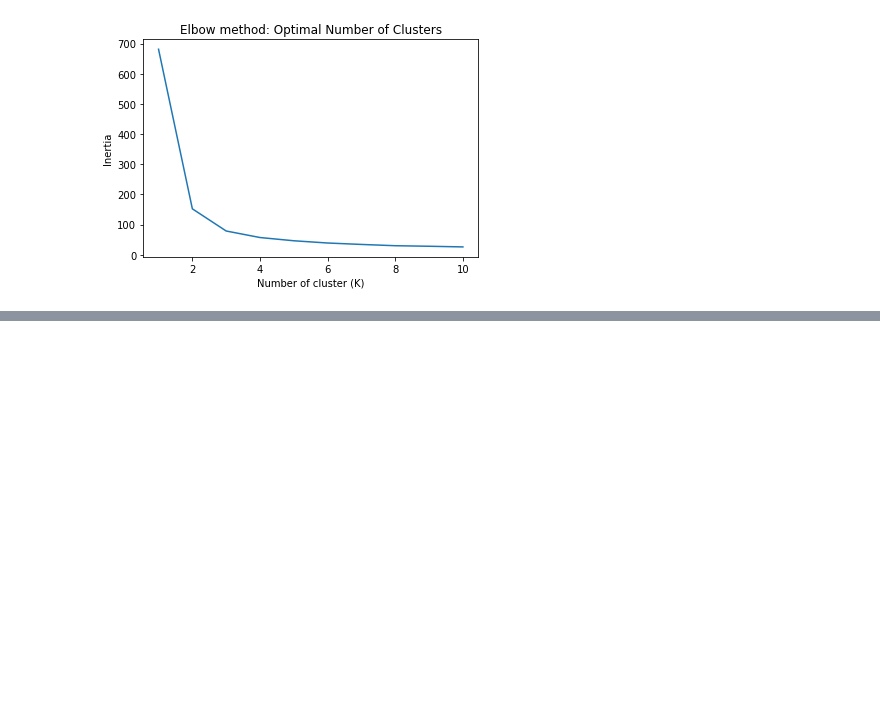
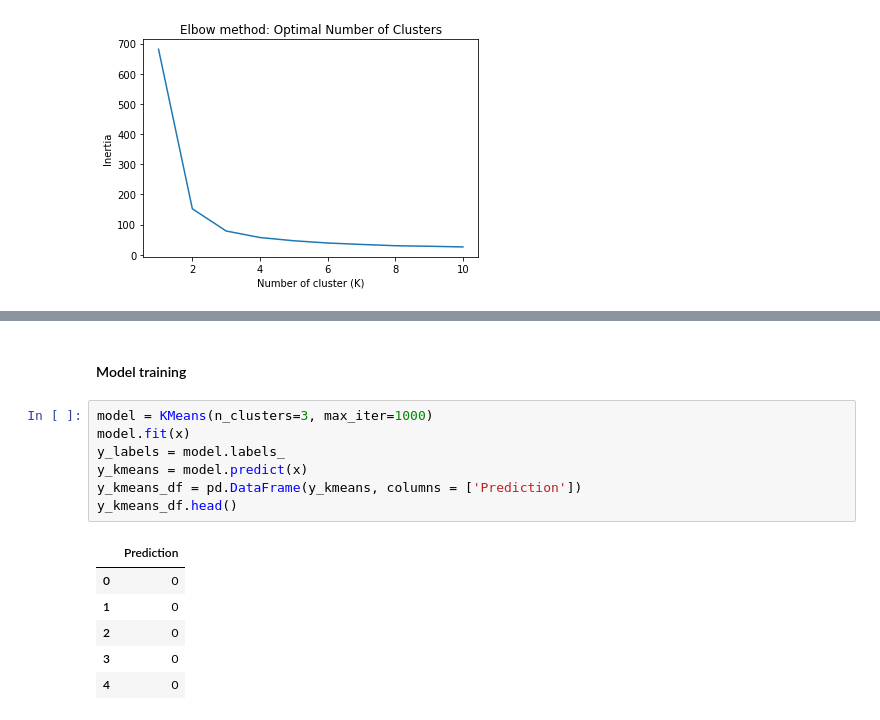
Before and after one commit to alejandrodf1/Machine-learning-fundamentals, a Jupyter notebook: notebooks/4-alejandro-kmeans-iris_dataset.ipynb, the cells around one changed output, grey strips where cells are left out. Cells and saved outputs as stored; diff of their text form; blank space fills up the shorter version.

```diff
--- a/notebooks/4-alejandro-kmeans-iris_dataset.ipynb
+++ b/notebooks/4-alejandro-kmeans-iris_dataset.ipynb
@@ -62,0 +164,16 @@ Text(0, 0.5, 'Inertia')
+# %% [markdown]
+#### Model training
+# %%
+model = KMeans(n_clusters=3, max_iter=1000)
+model.fit(x)
+y_labels = model.labels_
+y_kmeans = model.predict(x)
+y_kmeans_df = pd.DataFrame(y_kmeans, columns = ['Prediction'])
+y_kmeans_df.head()
+# %% [output]
+|  | Prediction |
+| 0 | 0 |
+| 1 | 0 |
+| 2 | 0 |
+| 3 | 0 |
+| 4 | 0 |
```
Also changed, not shown: parts of 14 cells of this notebook.
